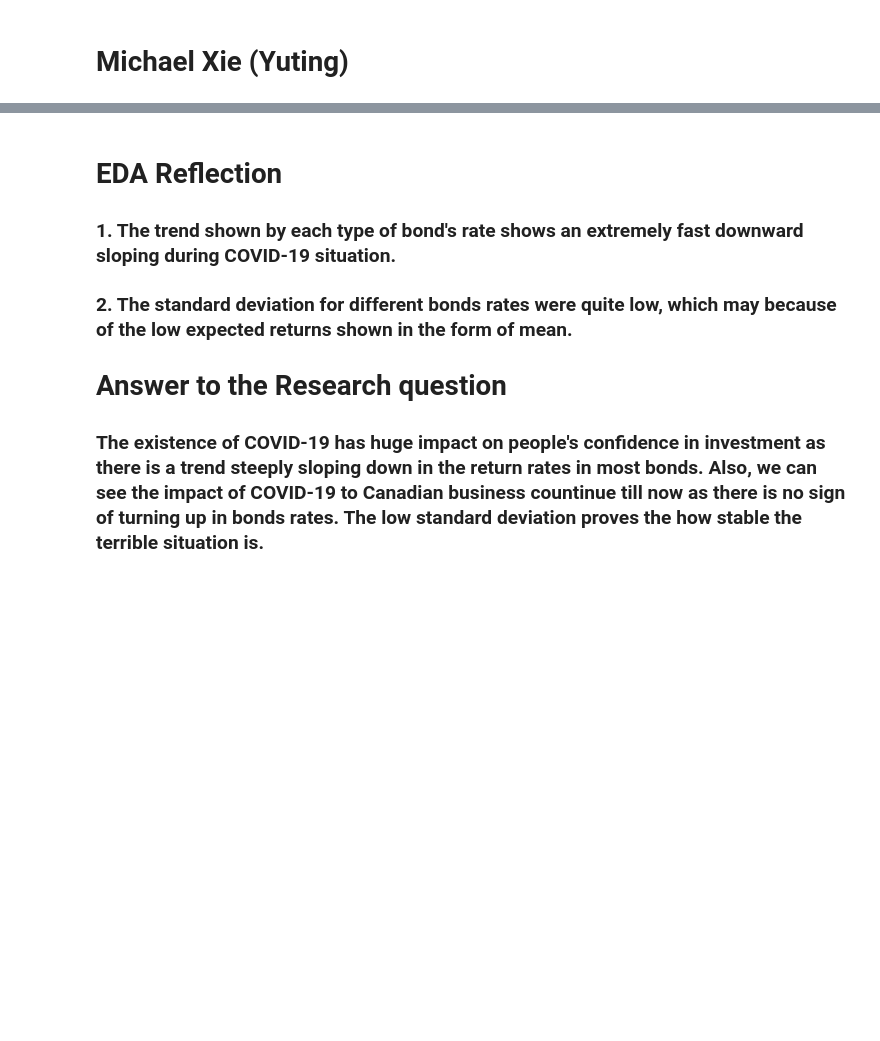
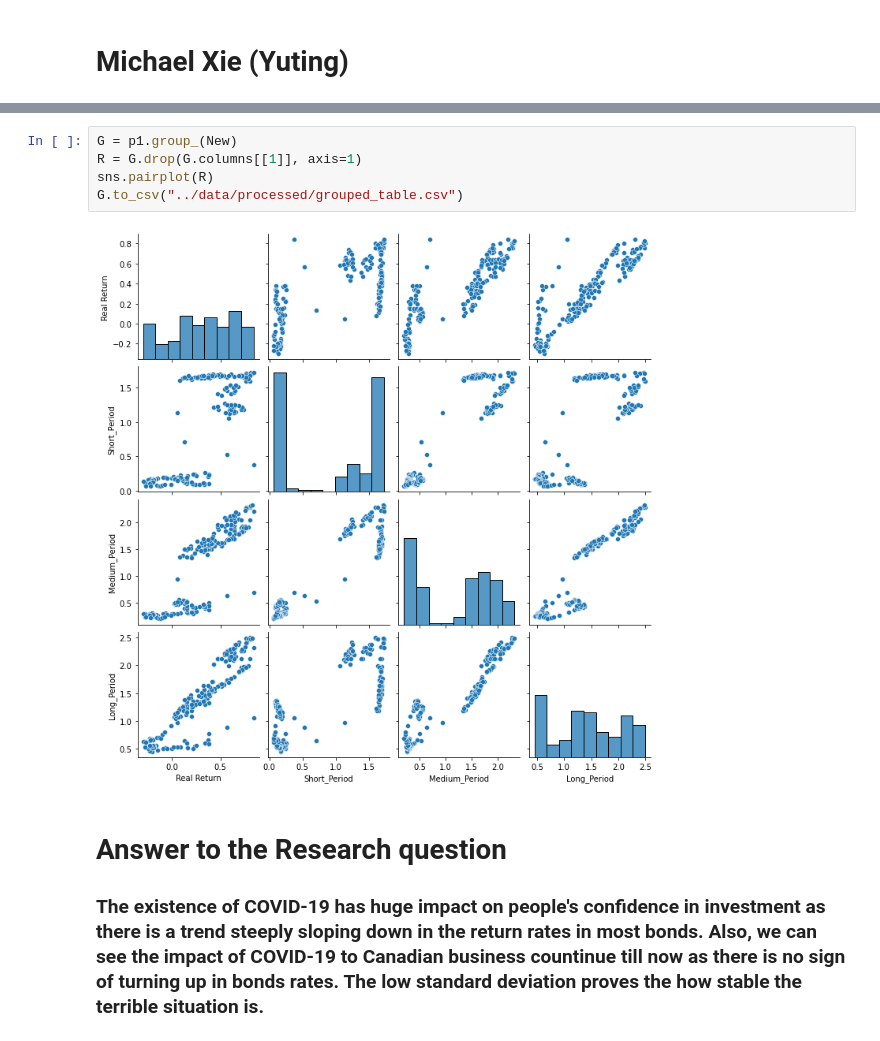
Before and after one commit to data301-2021-winter1/project-group44-project-1, a Jupyter notebook: notebooks/analysis1.ipynb, the cells around one changed output, grey strips where cells are left out. Drawn from its saved outputs; the diff is of its cells as text; blank space fills up the shorter version.

```diff
--- a/notebooks/analysis1.ipynb
+++ b/notebooks/analysis1.ipynb
@@ -57,7 +58,10 @@ p1.mean_sd_calculation(df1)
+# %%
+G = p1.group_(New)
+R = G.drop(G.columns[[1]], axis=1)
+sns.pairplot(R)
+G.to_csv("../data/processed/grouped_table.csv")
+# %% [output]
+[figure, added]
 # %% [markdown]
-# EDA Reflection
-### 1. The trend shown by each type of bond's rate shows an extremely fast downward sloping during COVID-19 situation.
-### 2. The standard deviation for different bonds rates were quite low, which may because of the low expected returns shown in the form of mean.
-
 # Answer to the Research question
 ### The existence of COVID-19 has huge impact on people's confidence in investment as there is a trend steeply sloping down in the return rates in most bonds. Also, we can see the impact of COVID-19 to Canadian business countinue till now as there is no sign of turning up in bonds rates. The low standard deviation proves the how stable the terrible situation is.
```
Also changed, not shown: parts of 10 cells of this notebook, 5 other files.
